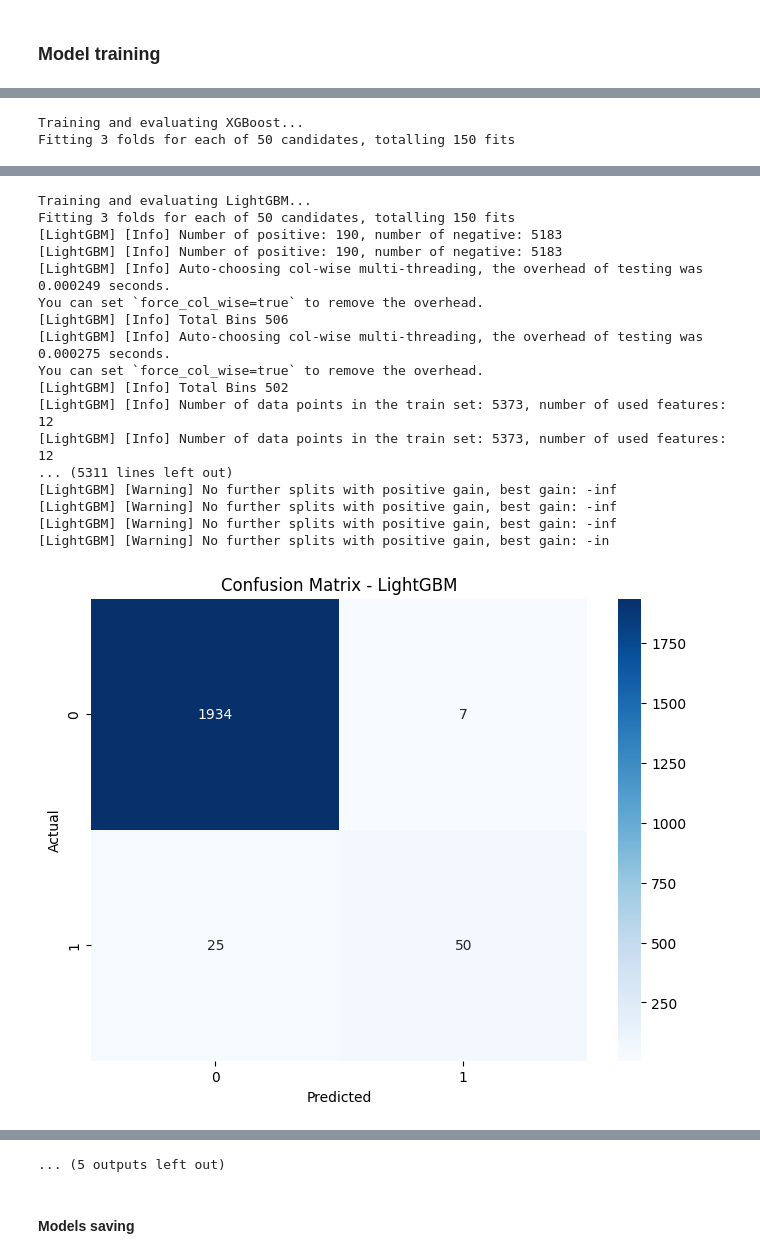
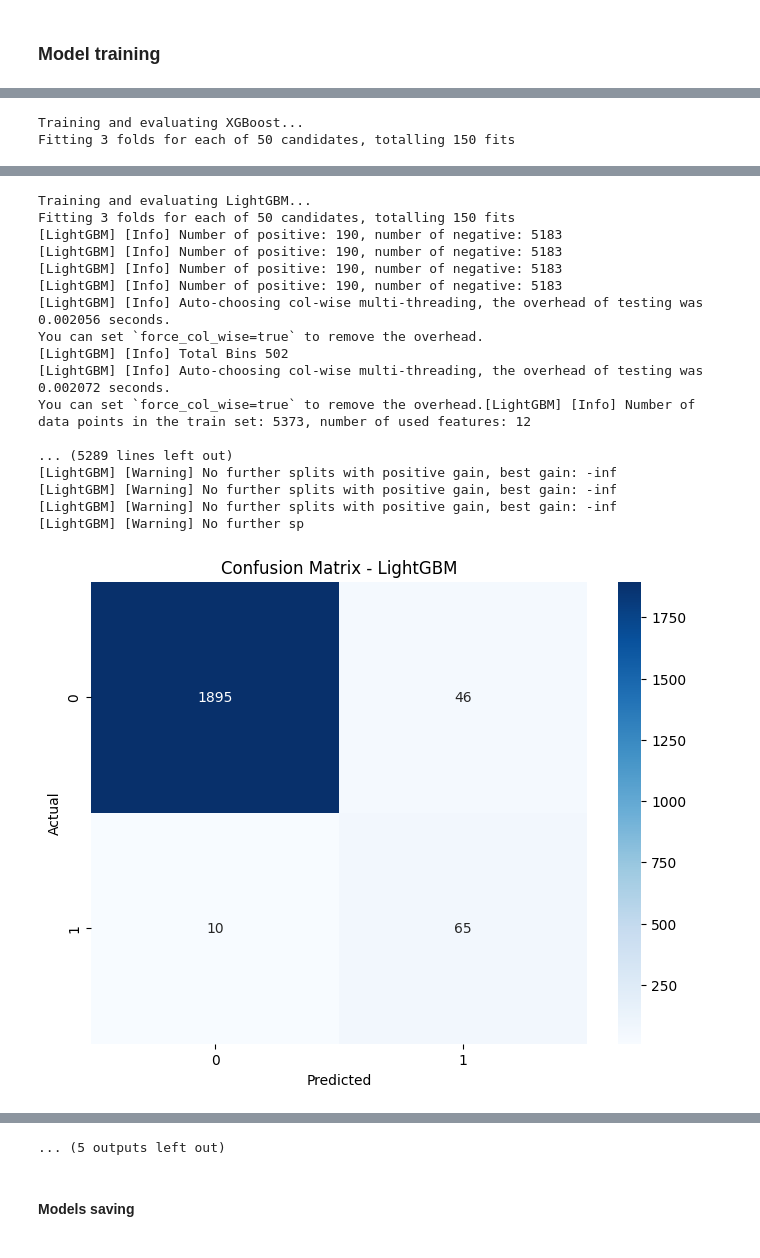
Before and after one commit to DominicCheongChengHung/DSA4263_StockTweets, a Jupyter notebook: model_training/network_analytics_models.ipynb, the cells around one changed output, grey strips where cells are left out. Drawn from its saved outputs; the diff is of its cells as text; code cells hidden in the pictures.

```diff
--- a/model_training/network_analytics_models.ipynb
+++ b/model_training/network_analytics_models.ipynb
@@ -413,7 +397,8 @@ def train_and_evaluate_models(X, y):
                 'classifier__max_depth': [None] + list(randint(5, 30).rvs(5)),
                 'classifier__min_samples_split': randint(2, 10),
                 'classifier__min_samples_leaf': randint(1, 5),
-                'classifier__criterion': ['gini', 'entropy']
+                'classifier__criterion': ['gini', 'entropy'],
+                'classifier__class_weight': ['balanced'] # added
             }
         },
         'LogisticRegression': {
@@ -430,7 +415,8 @@ def train_and_evaluate_models(X, y):
                 'classifier__learning_rate': loguniform(0.01, 0.3),
                 'classifier__max_depth': randint(3, 8),
                 'classifier__subsample': uniform(0.01, 0.99),
-                'classifier__colsample_bytree': uniform(0.01, 0.99)
+                'classifier__colsample_bytree': uniform(0.01, 0.99),
+                'classifier__scale_pos_weight': [sum(y == 0) / sum(y == 1)] # added
             }
         },
         'LightGBM': {
@@ -441,7 +427,8 @@ def train_and_evaluate_models(X, y):
                 'classifier__max_depth': randint(3, 8),
                 'classifier__num_leaves': randint(20, 100),
                 'classifier__subsample': uniform(0.01, 0.99),
-                'classifier__colsample_bytree': uniform(0.01, 0.99)
+                'classifier__colsample_bytree': uniform(0.01, 0.99),
+                'classifier__class_weight': ['balanced'] # added
             }
         },
         'SVM_RBF': {
@@ -467,7 +454,8 @@ def train_and_evaluate_models(X, y):
                 'classifier__max_depth': [None] + list(randint(5, 30).rvs(5)),
                 'classifier__min_samples_split': randint(2, 10),
                 'classifier__min_samples_leaf': randint(1, 5),
-                'classifier__criterion': ['gini', 'entropy']
+                'classifier__criterion': ['gini', 'entropy'],
+                'classifier__class_weight': ['balanced'] # added
             }
         }
     }
@@ -639,21 +627,21 @@ Accuracy for XGBoost: 0.9851
 Training and evaluating LightGBM...
 Fitting 3 folds for each of 50 candidates, totalling 150 fits
 [LightGBM] [Info] Number of positive: 190, number of negative: 5183
 [LightGBM] [Info] Number of positive: 190, number of negative: 5183
-[LightGBM] [Info] Auto-choosing col-wise multi-threading, the overhead of testing was 0.000249 seconds.
-You can set `force_col_wise=true` to remove the overhead.
-[LightGBM] [Info] Total Bins 506
-[LightGBM] [Info] Auto-choosing col-wise multi-threading, the overhead of testing was 0.000275 seconds.
+[LightGBM] [Info] Number of positive: 190, number of negative: 5183
+[LightGBM] [Info] Number of positive: 190, number of negative: 5183
+[LightGBM] [Info] Auto-choosing col-wise multi-threading, the overhead of testing was 0.002056 seconds.
 You can set `force_col_wise=true` to remove the overhead.
 [LightGBM] [Info] Total Bins 502
-[LightGBM] [Info] Number of data points in the train set: 5373, number of used features: 12
-[LightGBM] [Info] Number of data points in the train set: 5373, number of used features: 12
-... (5311 lines left out)
+[LightGBM] [Info] Auto-choosing col-wise multi-threading, the overhead of testing was 0.002072 seconds.
+You can set `force_col_wise=true` to remove the overhead.[LightGBM] [Info] Number of data points in the train set: 5373, number of used features: 12
+
+... (5289 lines left out)
 [LightGBM] [Warning] No further splits with positive gain, best gain: -inf
 [LightGBM] [Warning] No further splits with positive gain, best gain: -inf
 [LightGBM] [Warning] No further splits with positive gain, best gain: -inf
-[LightGBM] [Warning] No further splits with positive gain, best gain: -in
+[LightGBM] [Warning] No further sp
-[figure, old version]
+[figure, new version]
 Training and evaluating SVM_RBF...
 Fitting 3 folds for each of 50 candidates, totalling 150 fits
 Best parameters for SVM_RBF: {'classifier__C': 9.043801217710575, 'classifier__gamma': 0.0069796631661150875}
```
Also changed, not shown: parts of 7 cells of this notebook, 16 other files.
